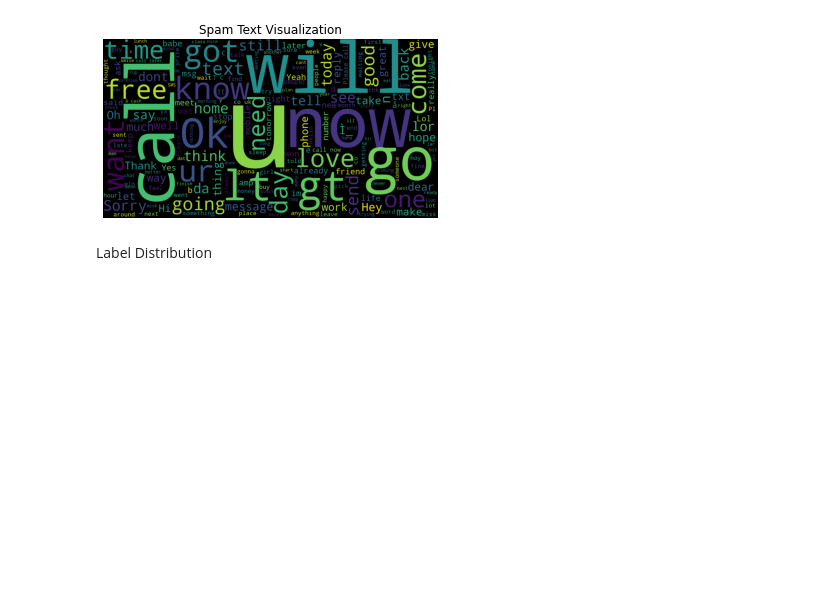
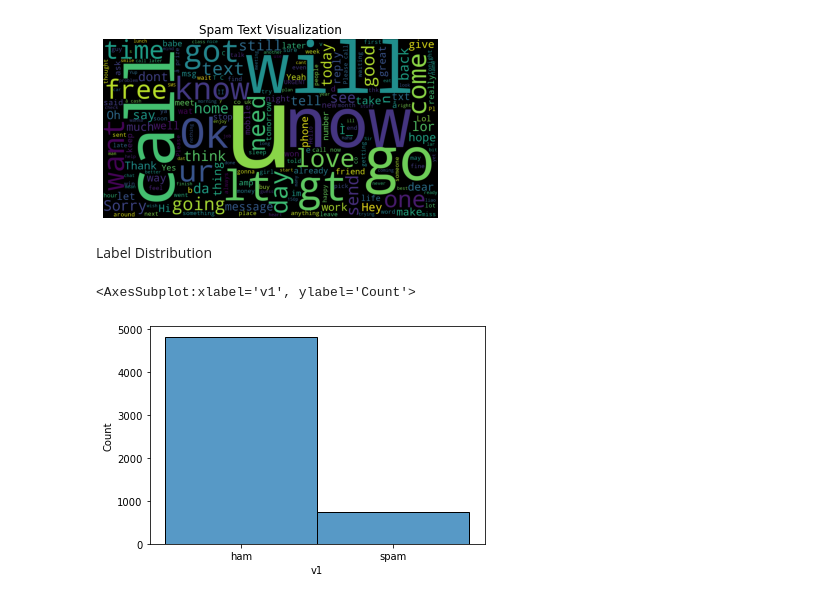
Before and after one commit to MaxZx3000/Spam-Detection, a Jupyter notebook: spam_detection.ipynb, the cells around one changed output. Saved outputs shown, nothing was run; the diff lists cells and outputs as text; code cells hidden in the pictures; blank space fills up the shorter version.

Commit message:
Added Visualization for Labelling Distribution.

```diff
--- a/spam_detection.ipynb
+++ b/spam_detection.ipynb
@@ -52,3 +53,8 @@ visualize_word_cloud(spam_df[v2_field], "Spam Text Visualization", 1500, 800)
 [figure]
 # %% [markdown]
 Label Distribution
+# %%
+sns.histplot(spam_df[v1_field])
+# %% [output]
+<AxesSubplot:xlabel='v1', ylabel='Count'>
+[figure, added]
```
Also changed, not shown: parts of 1 cell of this notebook.
